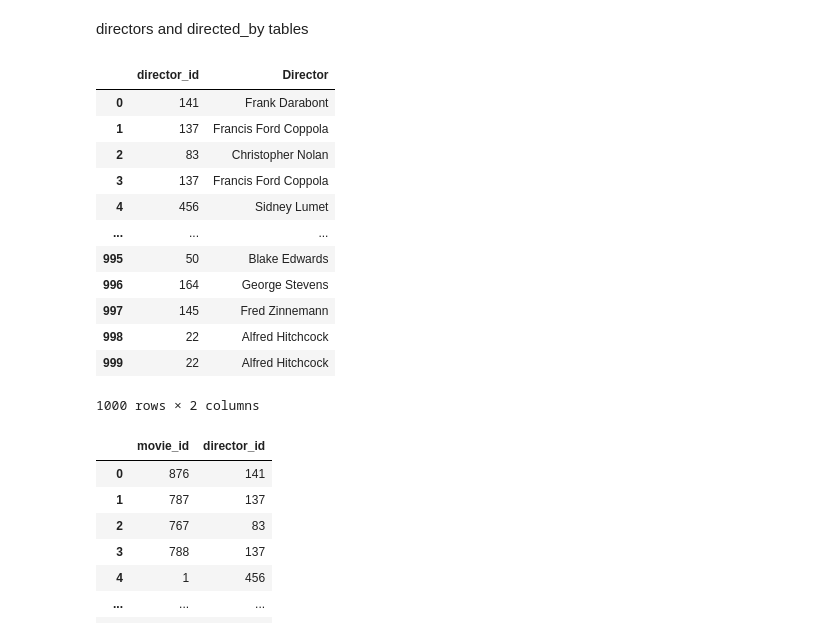
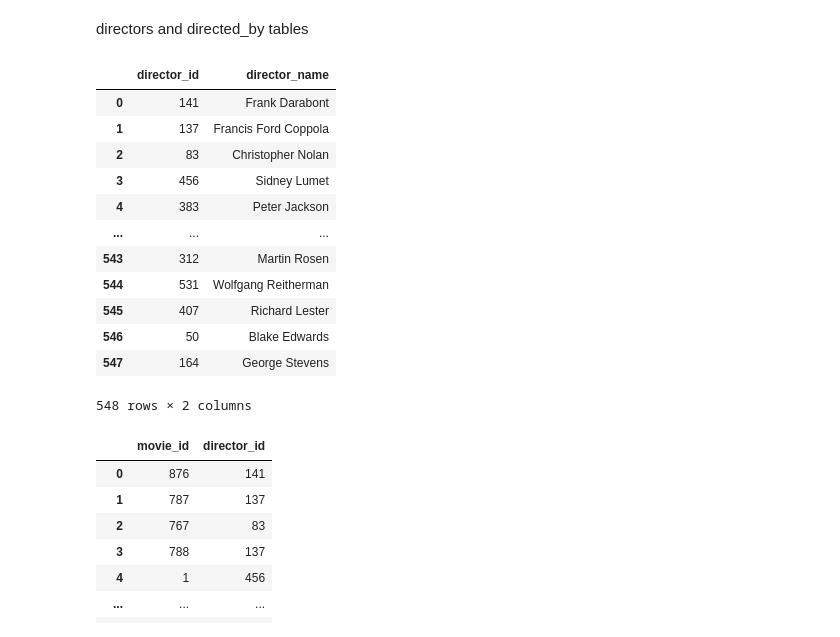
Before and after one commit to 0samvuong/Project-2-ETL-Group-6, a Jupyter notebook: movies.ipynb, the cells around one changed output. Saved outputs shown, nothing was run; the diff lists cells and outputs as text; code cells hidden in the pictures.

```diff
--- a/movies.ipynb
+++ b/movies.ipynb
@@ -227,22 +229,25 @@ directors and directed_by tables
 # %%
 #directors table
 #all directors who have directed movies in the IMDB top 1000
 directors=unique_rows[["director_id","Director"]]
+directors=directors.rename(columns={"Director":"director_name"})
+directors=directors.drop_duplicates()
+directors.reset_index(drop=True,inplace=True)
 directors
 # %% [output]
-|  | director_id | Director |
+|  | director_id | director_name |
 | 0 | 141 | Frank Darabont |
 | 1 | 137 | Francis Ford Coppola |
 | 2 | 83 | Christopher Nolan |
-| 3 | 137 | Francis Ford Coppola |
-| 4 | 456 | Sidney Lumet |
+| 3 | 456 | Sidney Lumet |
+| 4 | 383 | Peter Jackson |
 | ... | ... | ... |
-| 995 | 50 | Blake Edwards |
-| 996 | 164 | George Stevens |
-| 997 | 145 | Fred Zinnemann |
-| 998 | 22 | Alfred Hitchcock |
-| 999 | 22 | Alfred Hitchcock |
+| 543 | 312 | Martin Rosen |
+| 544 | 531 | Wolfgang Reitherman |
+| 545 | 407 | Richard Lester |
+| 546 | 50 | Blake Edwards |
+| 547 | 164 | George Stevens |
-1000 rows × 2 columns
+548 rows × 2 columns
 # %%
 #directed_by table
 #all movies
```
Also changed, not shown: parts of 7 cells of this notebook, 2 other files.
